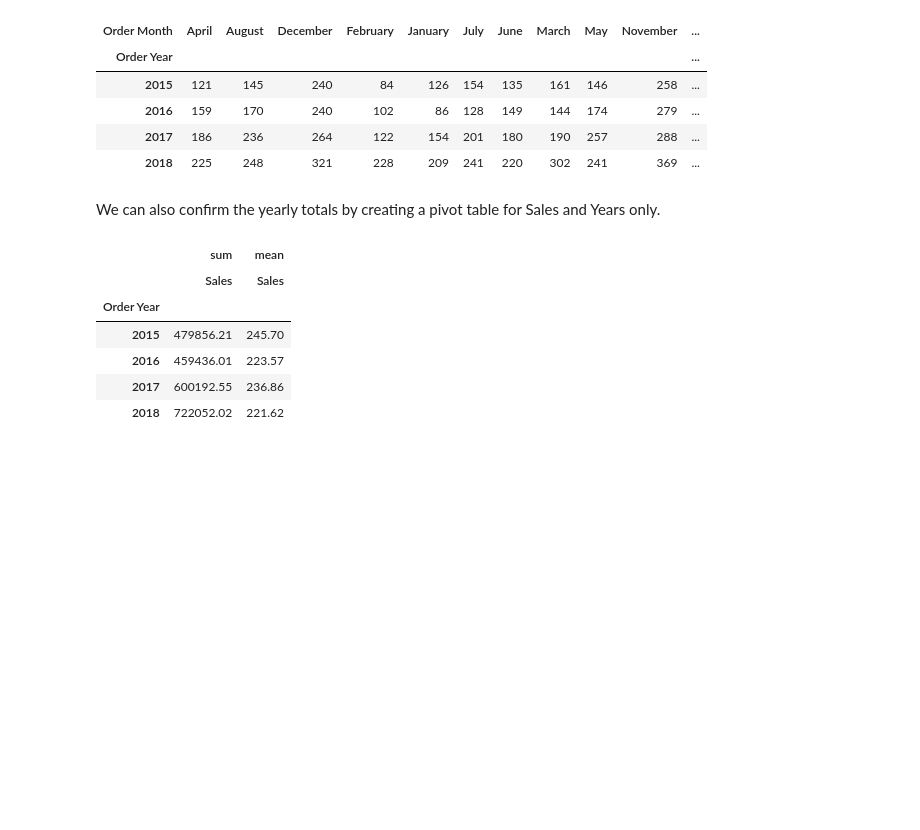
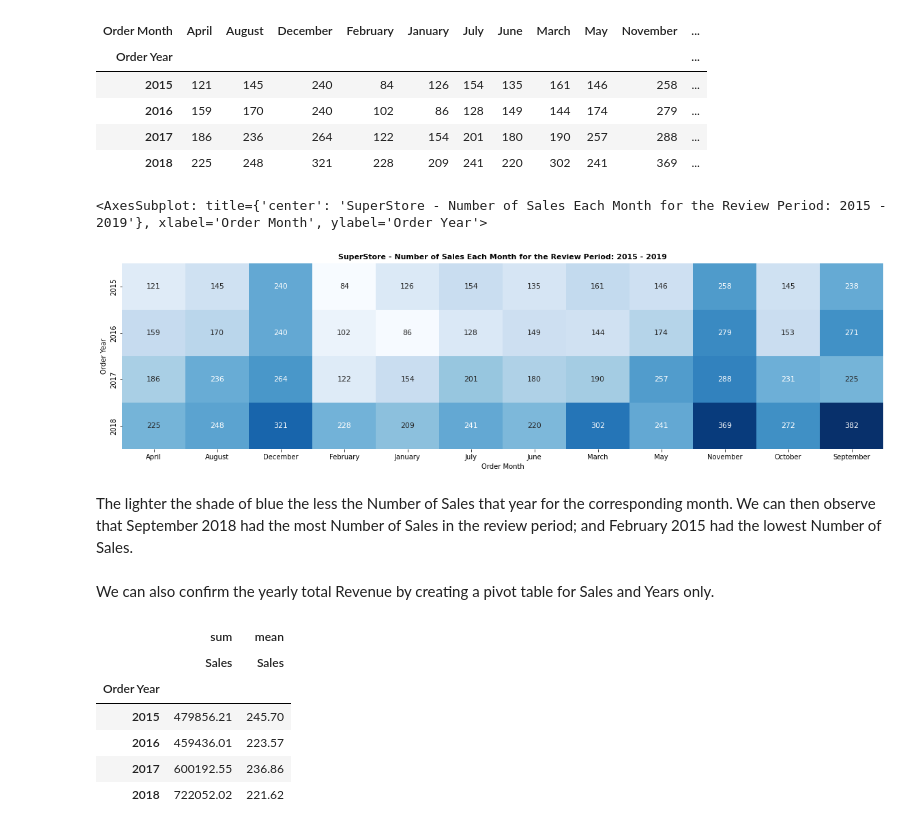
Before and after one commit to WayneNyariroh/StoreSales_Analysis, a Jupyter notebook: superStoreSales_EDA.ipynb, the cells around one changed output. Saved outputs shown, nothing was run; the diff lists cells and outputs as text; code cells hidden in the pictures; blank space fills up the shorter version.

Commit message:
Edits to Markdowns. Sales Heatmap

```diff
--- a/superStoreSales_EDA.ipynb
+++ b/superStoreSales_EDA.ipynb
@@ -381,8 +382,17 @@ no_of_sales_table2 #our new sales dataframe for the heatmap visualizations
 | 2016 | 159 | 170 | 240 | 102 | 86 | 128 | 149 | 144 | 174 | 279 | ... |
 | 2017 | 186 | 236 | 264 | 122 | 154 | 201 | 180 | 190 | 257 | 288 | ... |
 | 2018 | 225 | 248 | 321 | 228 | 209 | 241 | 220 | 302 | 241 | 369 | ... |
+# %%
+plt.figure(figsize=(20,5)) #size of plot
+plt.title('SuperStore - Number of Sales Each Month for the Review Period: 2015 - 2019', fontsize=11, fontweight='bold') #title
+sns.heatmap(no_of_sales_table2, cmap='Blues', annot=True, annot_kws={"size":11}, fmt="d", cbar=False) #the plot. annotation true, colors for map are Blues, and color bar disabled
+# %% [output]
+<AxesSubplot: title={'center': 'SuperStore - Number of Sales Each Month for the Review Period: 2015 - 2019'}, xlabel='Order Month', ylabel='Order Year'>
+[figure, added]
+# %% [markdown]
+The lighter the shade of blue the less the Number of Sales that year for the corresponding month. We can then observe that September 2018 had the most Number of Sales in the review period; and February 2015 had the lowest Number of Sales.
 # %% [markdown]
-We can also confirm the yearly totals by creating a pivot table for Sales and Years only.
+We can also confirm the yearly total Revenue by creating a pivot table for Sales and Years only.
 # %%
 year_sales_table = pd.pivot_table(store_df, 'Sales', index='Order Year', aggfunc=['sum', 'mean']).round(2)
 year_sales_table
```
Also changed, not shown: parts of 5 cells of this notebook.
